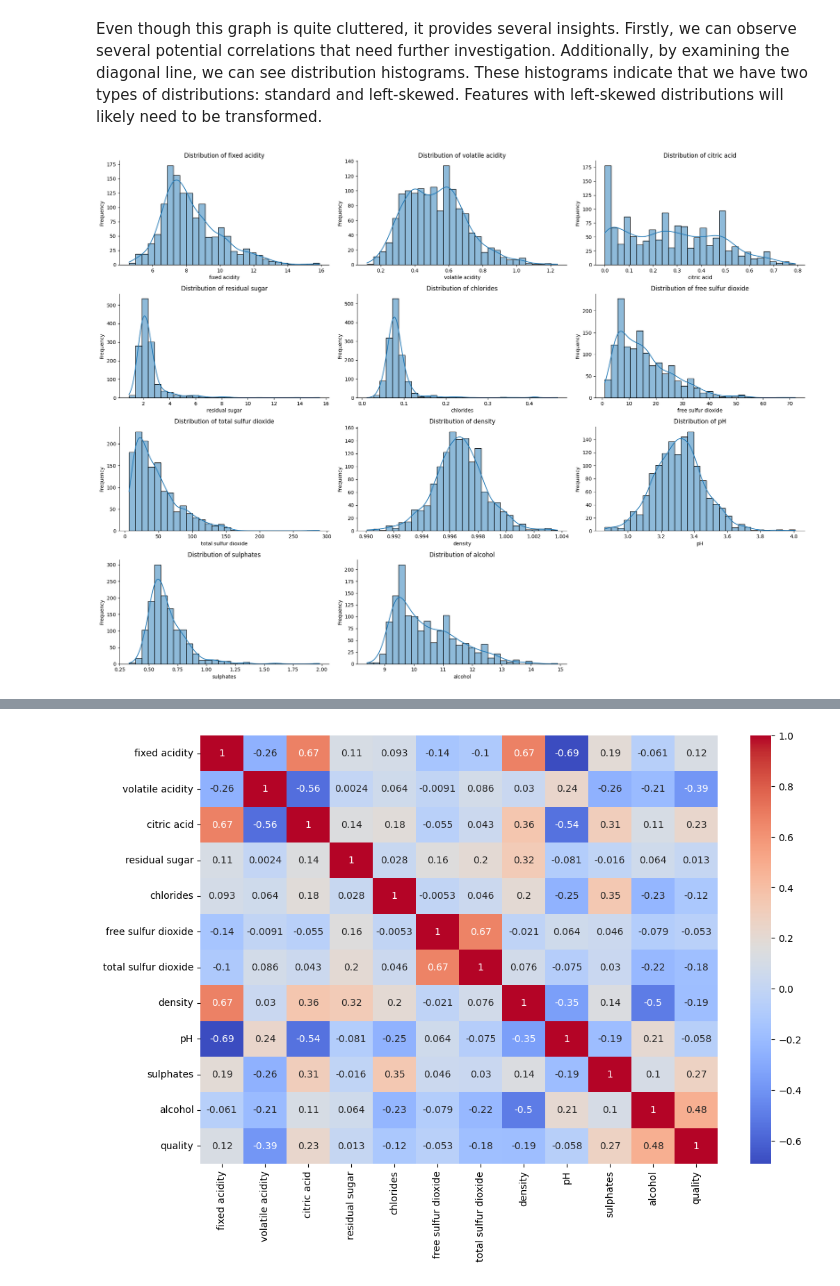
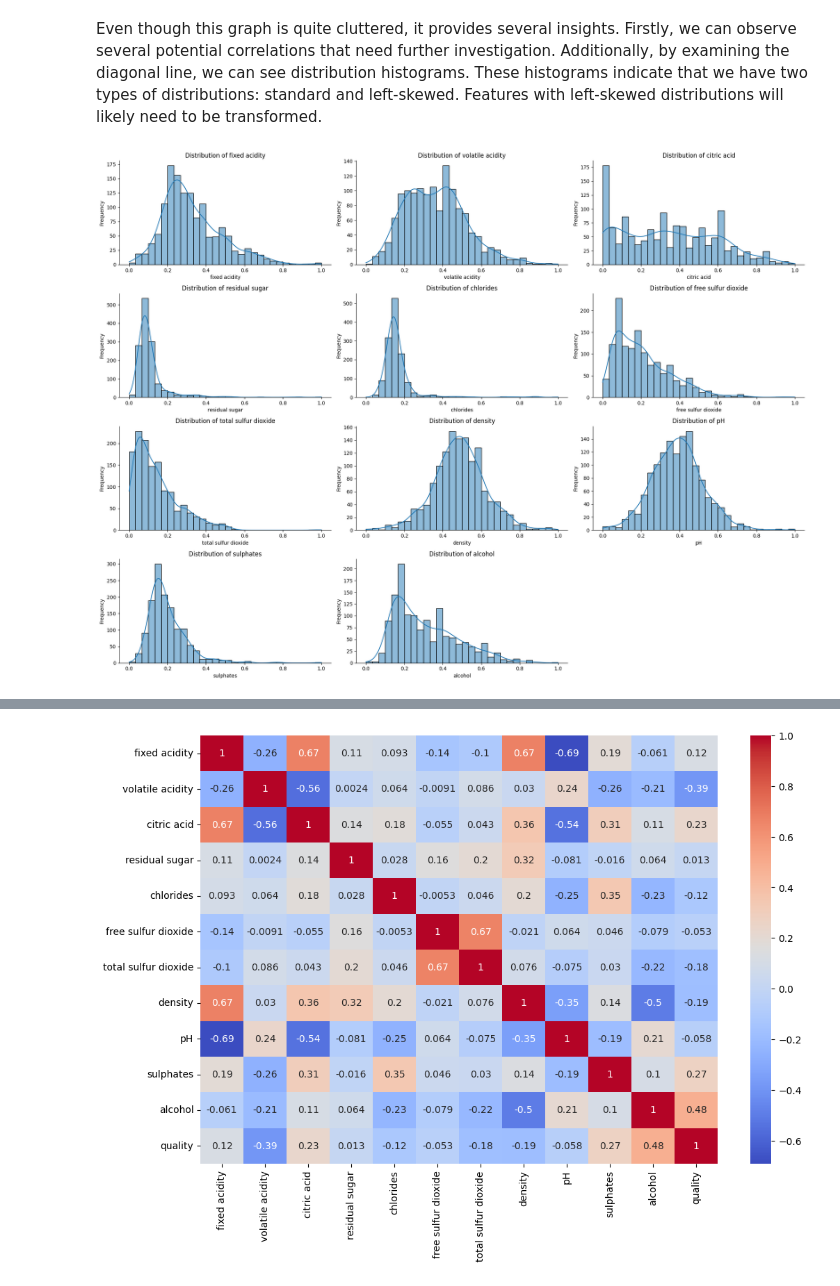
Before and after one commit to minde121/Wine-Quality-EDA-Regression, a Jupyter notebook: wine_analysis.ipynb, the cells around one changed output, grey strips where cells are left out. Cells and saved outputs as stored; diff of their text form; code cells hidden in the pictures.

Commit message:
added standartization,transformation and model fitting

```diff
--- a/wine_analysis.ipynb
+++ b/wine_analysis.ipynb
@@ -217,0 +219,8 @@ wine_data.drop(wine_data[wine_data.isin(non_regulatory.to_dict('list')).all(axis
+# %%
+scaler = StandardScaler()
+standardized_data = scaler.fit_transform(wine_data)
+min_max_scaler = MinMaxScaler(feature_range=(0, 1))
+scaled_data = min_max_scaler.fit_transform(standardized_data)
+columns = wine_data.columns
+standardized_wine_data = pd.DataFrame(scaled_data, columns=columns)
+standardized_wine_data.head()
@@ -237,19 +265,19 @@ plt.show()
 # %% [markdown]
 Even though this graph is quite cluttered, it provides several insights. Firstly, we can observe several potential correlations that need further investigation. Additionally, by examining the diagonal line, we can see distribution histograms. These histograms indicate that we have two types of distributions: standard and left-skewed. Features with left-skewed distributions will likely need to be transformed.
 # %%
-features = wine_data.columns
+features = standardized_wine_data.columns
 
 plt.figure(figsize=(20, 15))
 for i, feature in enumerate(features):
     if feature != "quality":
         plt.subplot(4, 3, i + 1)
-        sns.histplot(wine_data[feature], bins=30, kde=True)
+        sns.histplot(standardized_wine_data[feature], bins=30, kde=True)
         sns.despine()
         plt.title(f'Distribution of {feature}')
         plt.xlabel(feature)
         plt.ylabel('Frequency')
 
 plt.tight_layout()
 plt.show()
 # %% [output]
-[figure, old version]
+[figure, new version]
```
Also changed, not shown: parts of 28 cells of this notebook.
